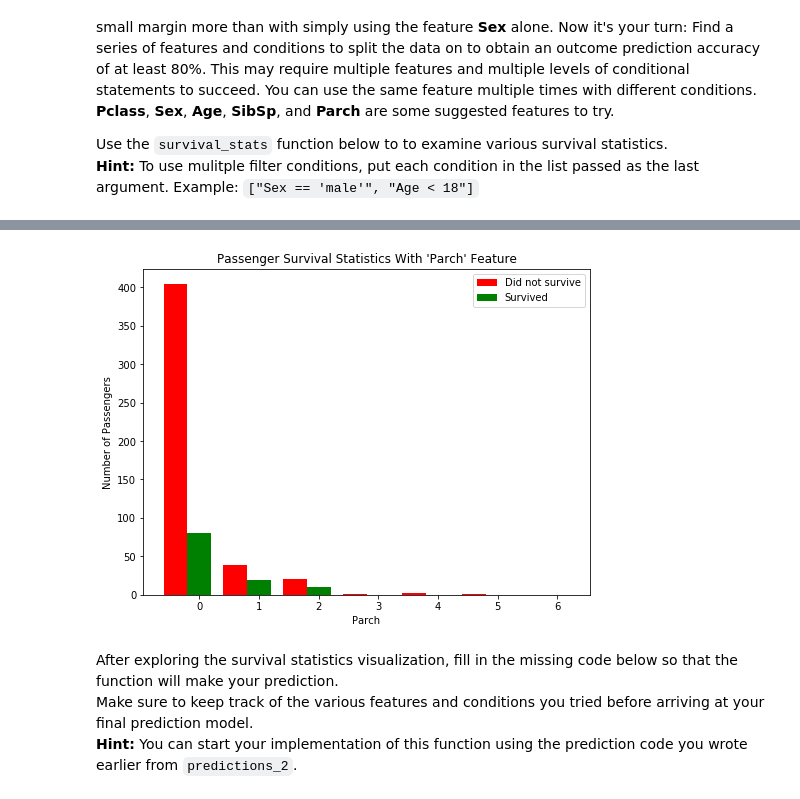
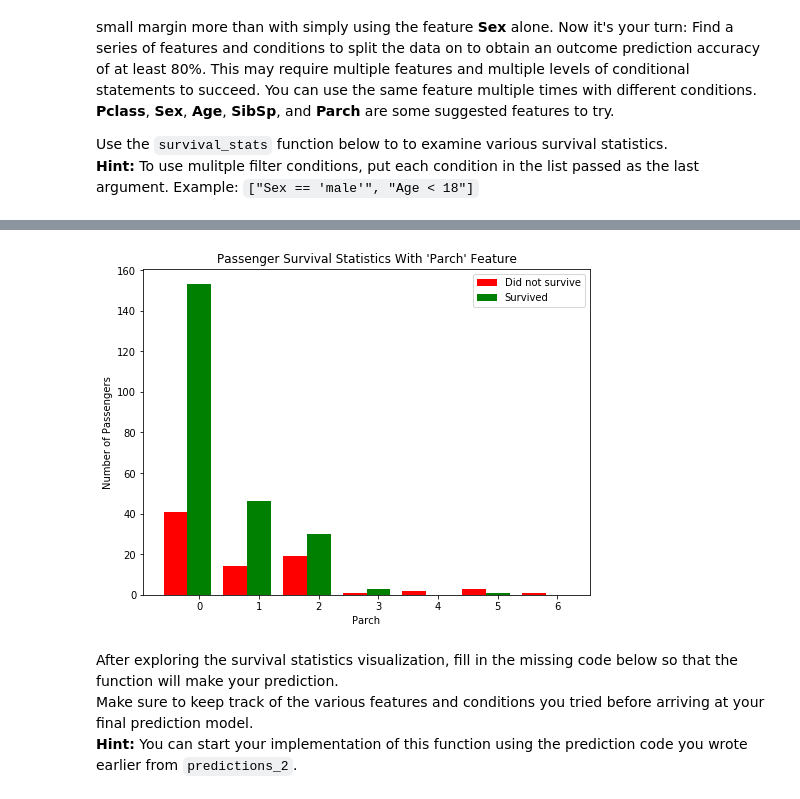
Before and after one commit to jirivrany/machine-learning, a Jupyter notebook: projects/titanic_survival_exploration/titanic_survival_exploration.ipynb, the cells around one changed output, grey strips where cells are left out. Saved outputs shown, nothing was run; the diff lists cells and outputs as text; code cells hidden in the pictures.

```diff
--- a/projects/titanic_survival_exploration/titanic_survival_exploration.ipynb
+++ b/projects/titanic_survival_exploration/titanic_survival_exploration.ipynb
@@ -216,7 +229,7 @@ Use the `survival_stats` function below to to examine various survival statistic
 # %%
-vs.survival_stats(data, outcomes, 'Parch', ["Sex == 'male'"])
+vs.survival_stats(data, outcomes, 'Parch', ["Sex == 'female'"])
 # %% [output]
-[figure, old version]
+[figure, new version]
 # %% [markdown]
 After exploring the survival statistics visualization, fill in the missing code below so that the function will make your prediction.
 Make sure to keep track of the various features and conditions you tried before arriving at your final prediction model.
```
Also changed, not shown: parts of 10 cells of this notebook, 2 other files.
